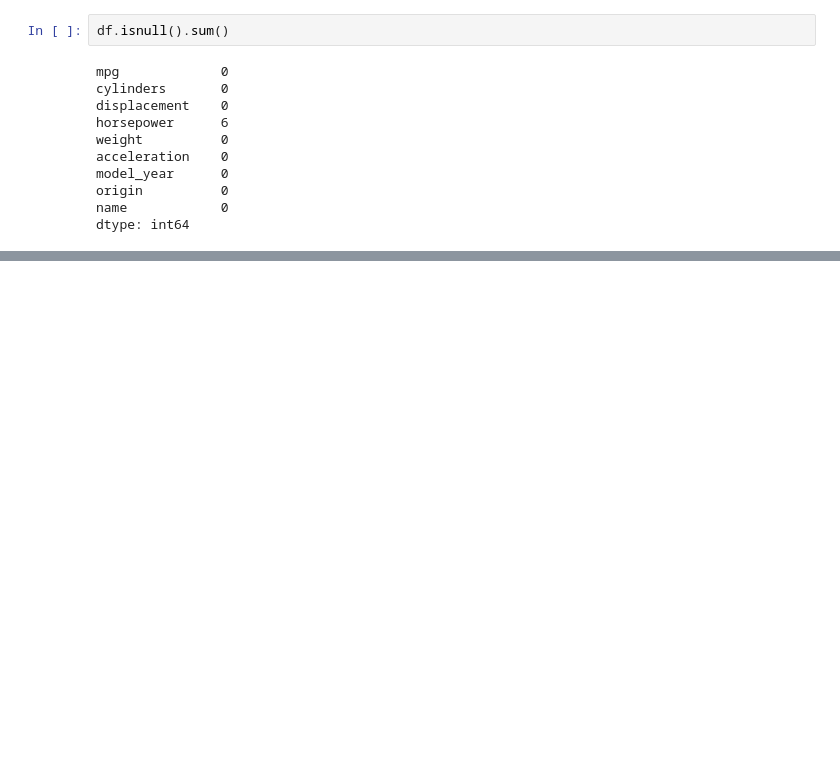
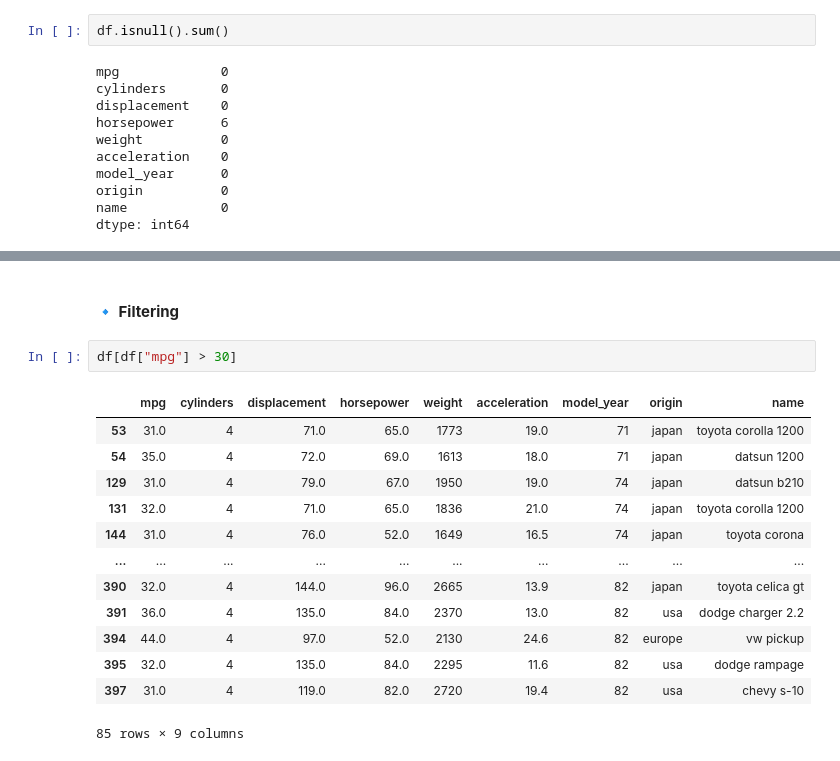
Before and after one commit to geershatisaxena/mpg-Data-Analysis, a Jupyter notebook: pandas.ipynb, the cells around one changed output, grey strips where cells are left out. Saved outputs shown, nothing was run; the diff lists cells and outputs as text; blank space fills up the shorter version.

```diff
--- a/pandas.ipynb
+++ b/pandas.ipynb
@@ -140,0 +339,18 @@ dtype: int64
+# %% [markdown]
+#### **🔹 Filtering**
+# %%
+df[df["mpg"] > 30]
+# %% [output]
+|  | mpg | cylinders | displacement | horsepower | weight | acceleration | model_year | origin | name |
+| 53 | 31.0 | 4 | 71.0 | 65.0 | 1773 | 19.0 | 71 | japan | toyota corolla 1200 |
+| 54 | 35.0 | 4 | 72.0 | 69.0 | 1613 | 18.0 | 71 | japan | datsun 1200 |
+| 129 | 31.0 | 4 | 79.0 | 67.0 | 1950 | 19.0 | 74 | japan | datsun b210 |
+| 131 | 32.0 | 4 | 71.0 | 65.0 | 1836 | 21.0 | 74 | japan | toyota corolla 1200 |
+| 144 | 31.0 | 4 | 76.0 | 52.0 | 1649 | 16.5 | 74 | japan | toyota corona |
+| ... | ... | ... | ... | ... | ... | ... | ... | ... | ... |
+| 390 | 32.0 | 4 | 144.0 | 96.0 | 2665 | 13.9 | 82 | japan | toyota celica gt |
+| 391 | 36.0 | 4 | 135.0 | 84.0 | 2370 | 13.0 | 82 | usa | dodge charger 2.2 |
+| 394 | 44.0 | 4 | 97.0 | 52.0 | 2130 | 24.6 | 82 | europe | vw pickup |
+| 395 | 32.0 | 4 | 135.0 | 84.0 | 2295 | 11.6 | 82 | usa | dodge rampage |
+| 397 | 31.0 | 4 | 119.0 | 82.0 | 2720 | 19.4 | 82 | usa | chevy s-10 |
+85 rows × 9 columns
```
Also changed, not shown: parts of 52 cells of this notebook.
